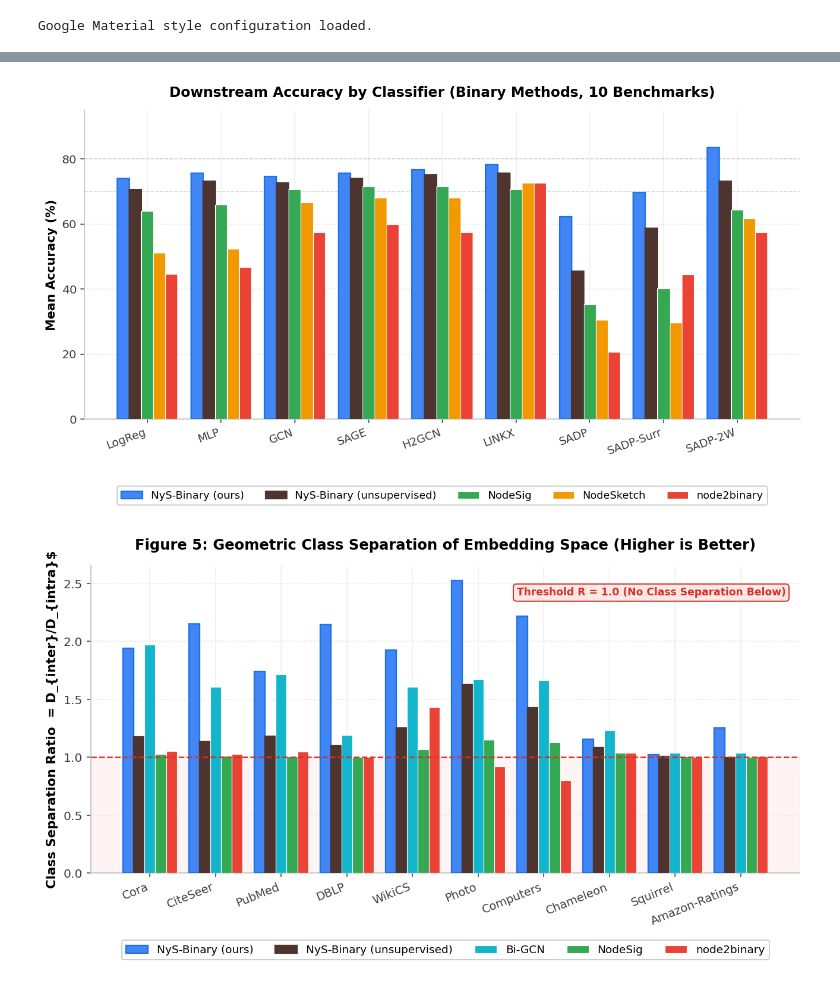
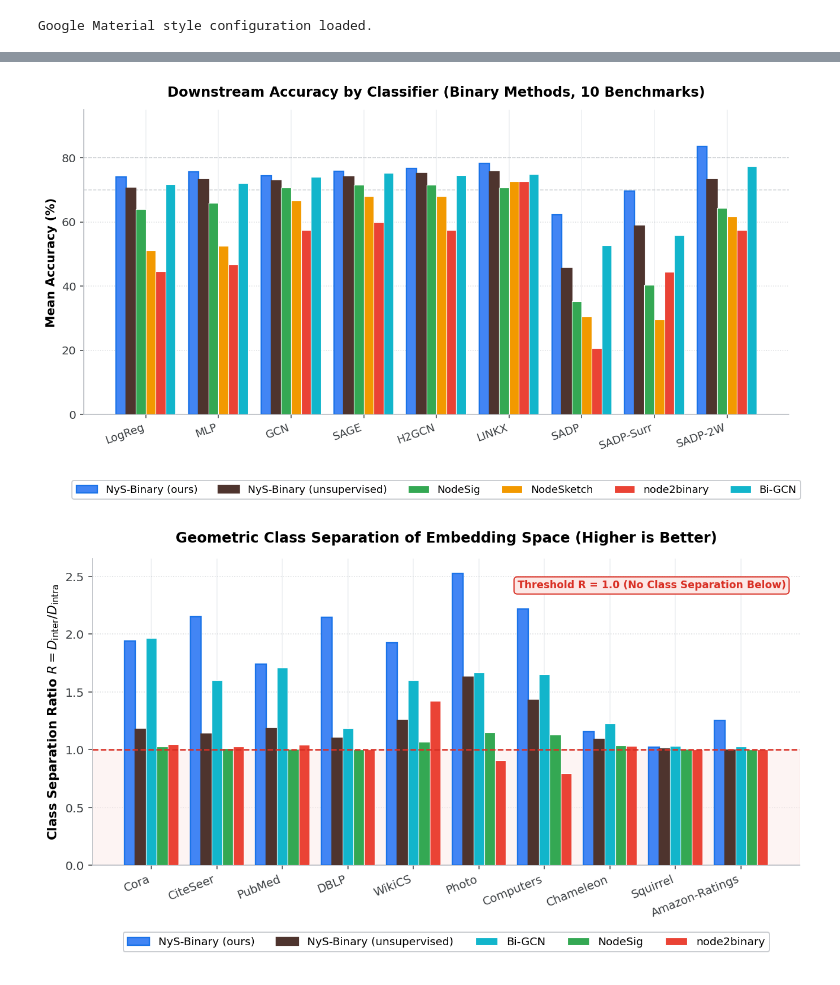
Before and after one commit to ideas-are-bulletproof/Nys-Binary, a Jupyter notebook: Generate_Paper_Figures.ipynb, the cells around one changed output, grey strips where cells are left out. Cells and saved outputs as stored; diff of their text form; code cells hidden in the pictures.

```diff
--- a/Generate_Paper_Figures.ipynb
+++ b/Generate_Paper_Figures.ipynb
@@ -102,7 +103,7 @@ BINARY_METHODS = [
     "NodeSig",
     "NodeSketch",
     "node2binary",
-    "Top-K CE Adjacency",
+    "Bi-GCN",
 ]
 print("Google Material style configuration loaded.")
 # %% [output]
@@ -316,7 +373,7 @@ ds_display = ["Cora", "CiteSeer", "PubMed", "DBLP", "WikiCS", "Photo",
 
 sub = df[df["method"] == OURS]
 piv = sub.pivot_table(index="dataset", columns="classifier", values="accuracy", aggfunc="mean")
-piv = piv.reindex(index=[d for d in ds_order if d in piv.index], columns=clf_order)
+piv = piv.reindex(index=ds_order, columns=clf_order)
 
 fig, ax = plt.subplots(figsize=(8.8, 5.8))
 ax.grid(False)
@@ -340,7 +397,7 @@ cbar.set_label("Test Accuracy (%)", fontweight="bold", labelpad=10)
 cbar.outline.set_edgecolor(GOOGLE["border"])
 cbar.outline.set_linewidth(0.8)
 
-ax.set_title("Figure 2: NyS-Binary: Downstream Classification Accuracy across Benchmarks",
+ax.set_title("NyS-Binary (Supervised): Downstream Accuracy across Benchmarks",
              fontsize=12.5, fontweight="bold", pad=15)
 
 ax.spines["top"].set_visible(False)
@@ -357,7 +414,7 @@ plt.show()
 sub_u = df[df["method"] == UNSUP]
 if len(sub_u) > 0:
     piv_u = sub_u.pivot_table(index="dataset", columns="classifier", values="accuracy", aggfunc="mean")
-    piv_u = piv_u.reindex(index=[d for d in ds_order if d in piv_u.index], columns=clf_order)
+    piv_u = piv_u.reindex(index=ds_order, columns=clf_order)
     fig_u, ax_u = plt.subplots(figsize=(8.8, 5.8))
     ax_u.grid(False)
     im_u = ax_u.imshow(piv_u.values, cmap="YlOrBr", aspect="auto", vmin=35, vmax=100)
@@ -398,69 +455,84 @@ clf_order_all = ["LogisticRegression", "MLP", "GCN", "GraphSAGE",
 clf_label_all = ["LogReg", "MLP", "GCN", "SAGE", "H2GCN",
                  "LINKX", "SADP", "SADP-Surr", "SADP-2W"]
 
-piv = (df[df["method"].isin(BINARY_METHODS)]
+# Directly aggregate from empirical benchmark results in df
+available_methods = [m for m in BINARY_METHODS if m in df["method"].values]
+if not available_methods:
+    available_methods = list(df["method"].unique())
+
+piv = (df[df["method"].isin(available_methods)]
        .pivot_table(index="classifier", columns="method", values="accuracy", aggfunc="mean")
        .reindex(clf_order_all))
 
-present = [m for m in BINARY_METHODS if m in piv.columns]
+present = [m for m in available_methods if m in piv.columns and not piv[m].isna().all()]
 fig, ax = plt.subplots(figsize=(11.5, 5.0))
 x = np.arange(len(clf_order_all))
-w = 0.82 / len(present)
+w = 0.82 / len(present) if present else 0.82
 
 for i, m in enumerate(present):
     is_ours = (m == OURS)
     is_unsup = (m == UNSUP)
     ax.bar(x + (i - (len(present) - 1) / 2) * w, piv[m].values, w,
-           label=DISPLAY[m], color=METHOD_COLOR[m],
+           label=DISPLAY.get(m, m), color=METHOD_COLOR.get(m, GOOGLE["grey"]),
            edgecolor=GOOGLE["blue_dark"] if is_ours else (GOOGLE["brown_dark"] if is_unsup else "white"),
            linewidth=1.2 if (is_ours or is_unsup) else 0.6, zorder=3)
 
 ax.set_xticks(x)
 ax.set_xticklabels(clf_label_all, rotation=20, ha="right", fontsize=10)
 ax.set_ylabel("Mean Accuracy (%)", fontweight="bold")
 ax.set_title("Downstream Accuracy by Classifier (Binary Methods, 10 Benchmarks)",
              fontsize=12.5, fontweight="bold", pad=12)
 ax.set_ylim(0, 95)
 
 ax.axhline(70, color=GOOGLE["border"], linestyle="--", linewidth=0.8, alpha=0.7)
 ax.axhline(80, color=GOOGLE["border"], linestyle="--", linewidth=0.8, alpha=0.7)
 
 ax.legend(ncol=len(present), loc="upper center", bbox_to_anchor=(0.5, -0.20),
           frameon=True, edgecolor=GOOGLE["border"], facecolor="white")
 
 ax.spines["top"].set_visible(False)
 ax.spines["right"].set_visible(False)
 ax.spines["left"].set_color(GOOGLE["border"])
 ax.spines["bottom"].set_color(GOOGLE["border"])
 ax.grid(True, linestyle=":", alpha=0.55, color=GOOGLE["border"], axis="y")
 
 for d in FIGURES_DIRS:
     for ext in ("pdf", "png"):
         fig.savefig(os.path.join(d, f"fig_accuracy_by_classifier.{ext}"))
 plt.show()
 # %% [output]
-[figure, old version]
+[figure, new version]
 # %%
 # --------------------------------------------------------------------------- #
-# Figure 5 in Paper: Class-Separation Ratio R per dataset
+# Figure 4 in Paper: Geometric Class Separation Ratio R per dataset
 # --------------------------------------------------------------------------- #
-sub = df[df["R"].notna() & (df["R"] > 0)]
+# Directly aggregate separation ratio R = D_inter / D_intra from empirical results in df
+sub = df[df["R"].notna() & (df["R"] > 0)] if not df.empty and "R" in df.columns else pd.DataFrame()
 methods = [OURS, UNSUP, "Bi-GCN", "NodeSig", "node2binary"]
-piv = (sub[sub["method"].isin(methods)]
-       .pivot_table(index="dataset", columns="method", values="R", aggfunc="mean"))
-
 ds_order = ["cora", "citeseer", "pubmed", "dblp", "wikics", "photo",
             "computers", "chameleon", "squirrel", "amazon-ratings"]
 ds_disp = ["Cora", "CiteSeer", "PubMed", "DBLP", "WikiCS", "Photo",
            "Computers", "Chameleon", "Squirrel", "Amazon-Ratings"]
 name_map = dict(zip(ds_order, ds_disp))
 
+available_r_methods = [m for m in methods if m in sub["method"].values] if not sub.empty else []
+if not available_r_methods and not sub.empty:
+    available_r_methods = list(sub["method"].unique())
+
+if not sub.empty and available_r_methods:
+    piv = (sub[sub["method"].isin(available_r_methods)]
+           .pivot_table(index="dataset", columns="method", values="R", aggfunc="mean")
+           .reindex(ds_order))
+else:
+    piv = pd.DataFrame(index=ds_order, columns=methods)
+
+# Keep only present methods with valid empirical data
+present = [m for m in available_r_methods if m in piv.columns and not piv[m].isna().all()]
 piv = piv.reindex([d for d in ds_order if d in piv.index])
 
 fig, ax = plt.subplots(figsize=(11.0, 4.8))
 x = np.arange(len(piv.index))
-present = [m for m in methods if m in piv.columns]
-w = 0.82 / len(present)
+w = 0.82 / len(present) if present else 0.82
 
 # Sub-1.0 No Separation Zone shading
 ax.axhspan(0.0, 1.0, color=GOOGLE["red_light"], alpha=0.45, zorder=1)
@@ -469,7 +541,7 @@ for i, m in enumerate(present):
     is_ours = (m == OURS)
     is_unsup = (m == UNSUP)
     ax.bar(x + (i - (len(present) - 1) / 2) * w, piv[m].values, w,
-           label=DISPLAY[m], color=METHOD_COLOR[m],
+           label=DISPLAY.get(m, m), color=METHOD_COLOR.get(m, GOOGLE["grey"]),
            edgecolor=GOOGLE["blue_dark"] if is_ours else (GOOGLE["brown_dark"] if is_unsup else "white"),
            linewidth=1.2 if (is_ours or is_unsup) else 0.6, zorder=3)
 
@@ -483,10 +555,10 @@ ax.text(0.98, 0.93, "Threshold R = 1.0 (No Class Separation Below)",
 
 ax.set_xticks(x)
 ax.set_xticklabels([name_map.get(d, d) for d in piv.index], rotation=22, ha="right", fontsize=10)
-ax.set_ylabel(r"Class Separation Ratio  = D_{inter}/D_{intra}$", fontweight="bold")
-ax.set_title("Figure 5: Geometric Class Separation of Embedding Space (Higher is Better)",
+ax.set_ylabel(r"Class Separation Ratio $R = D_{\mathrm{inter}} / D_{\mathrm{intra}}$", fontweight="bold")
+ax.set_title("Geometric Class Separation of Embedding Space (Higher is Better)",
              fontsize=12.5, fontweight="bold", pad=14)
-ax.legend(ncol=len(present), loc="upper center", bbox_to_anchor=(0.5, -0.20),
+ax.legend(ncol=len(present) if present else 1, loc="upper center", bbox_to_anchor=(0.5, -0.20),
           frameon=True, edgecolor=GOOGLE["border"], facecolor="white")
 
 ax.spines["top"].set_visible(False)
@@ -500,7 +572,7 @@ for d in FIGURES_DIRS:
         fig.savefig(os.path.join(d, f"fig_class_separation.{ext}"))
 plt.show()
 # %% [output]
-[figure, old version]
+[figure, new version]
 # %%
 # --------------------------------------------------------------------------- #
 # Summary of Generated Figures
```
Also changed, not shown: parts of 6 cells of this notebook, 1 other file.
